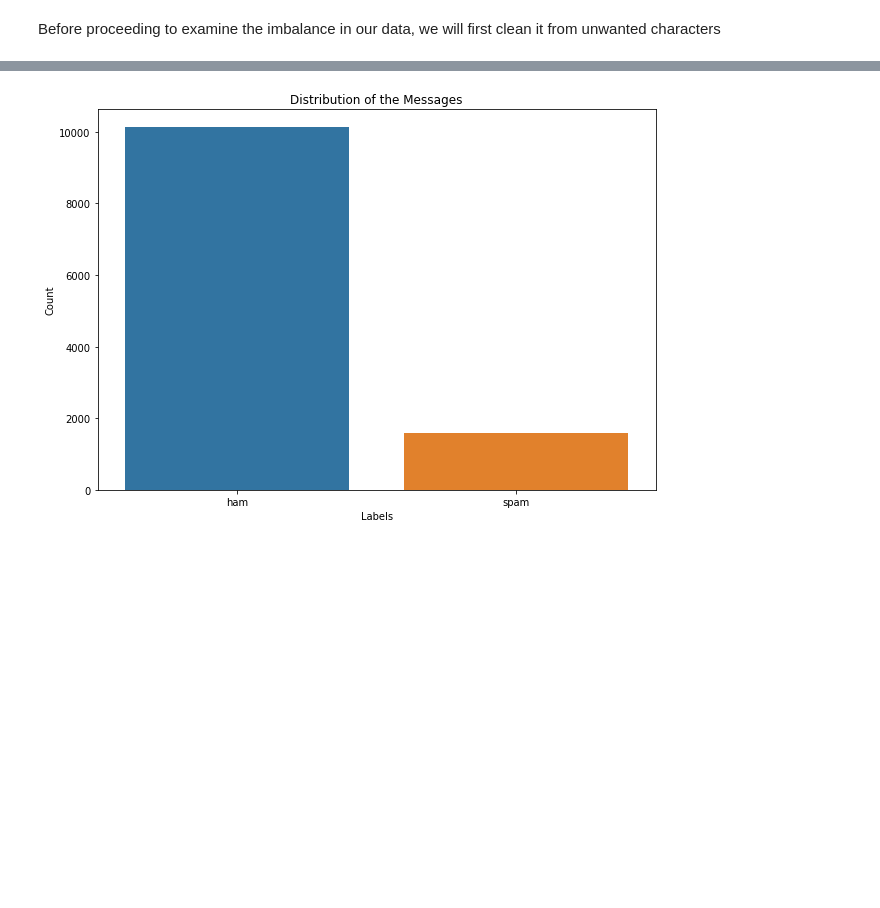
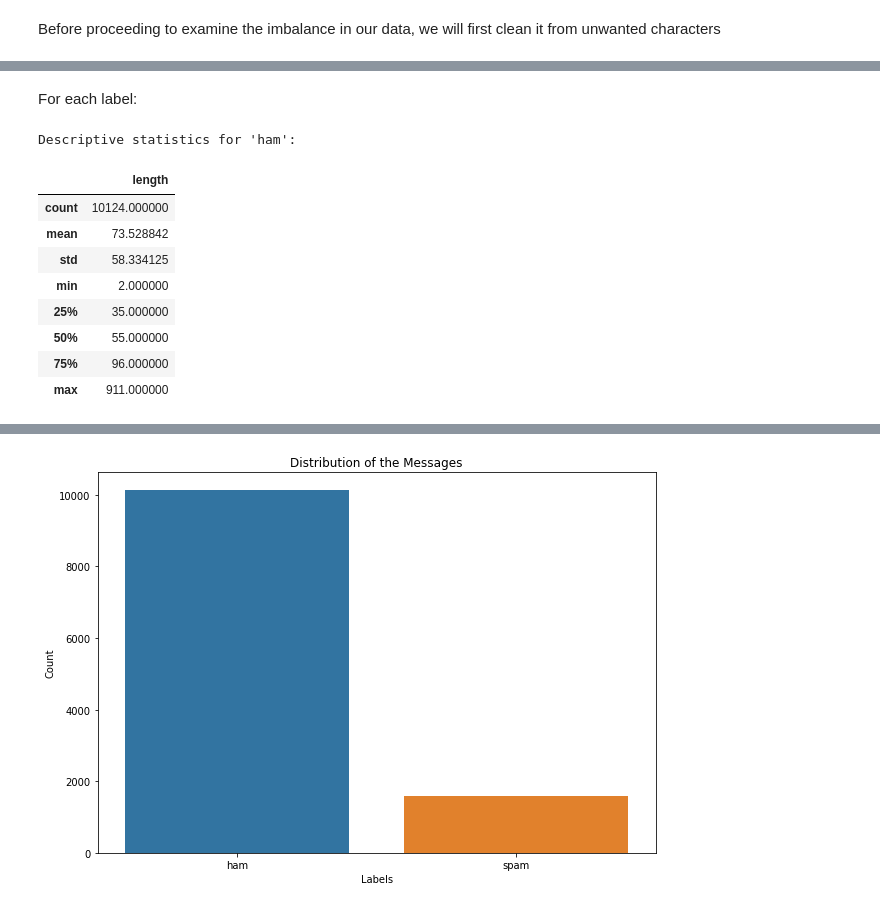
Before and after one commit to SWE-Ahmed/spam-ham-model, a Jupyter notebook: model/spam_ham_model.ipynb, the cells around one changed output, grey strips where cells are left out. Drawn from its saved outputs; the diff is of its cells as text; code cells hidden in the pictures; blank space fills up the shorter version.

```diff
--- a/model/spam_ham_model.ipynb
+++ b/model/spam_ham_model.ipynb
@@ -105,0 +149,16 @@ for i in range(0,sms_big.shape[0]):
+# %% [markdown]
+For each label:
+# %%
+print("Descriptive statistics for 'ham':\n")
+sms_big[sms_big.label == 'ham'].describe()
+# %% [output]
+Descriptive statistics for 'ham':
+|  | length |
+| count | 10124.000000 |
+| mean | 73.528842 |
+| std | 58.334125 |
+| min | 2.000000 |
+| 25% | 35.000000 |
+| 50% | 55.000000 |
+| 75% | 96.000000 |
+| max | 911.000000 |
```
Also changed, not shown: parts of 5 cells of this notebook.
